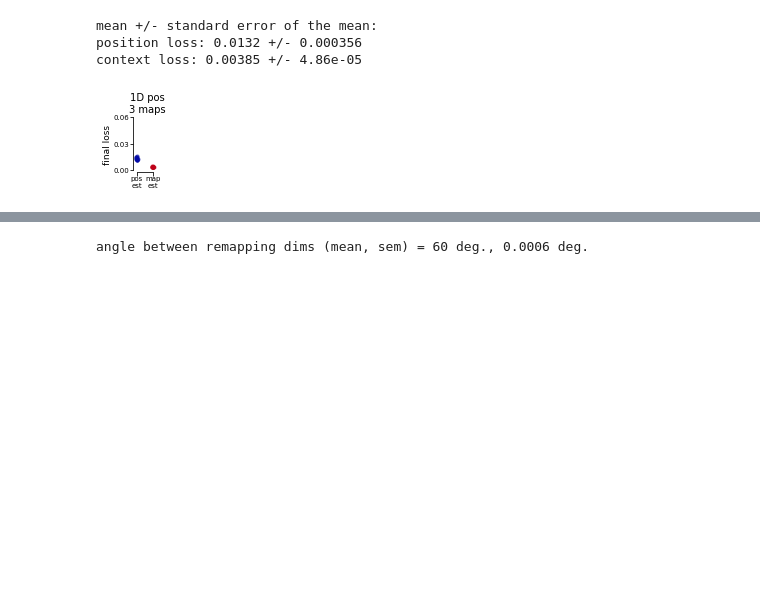
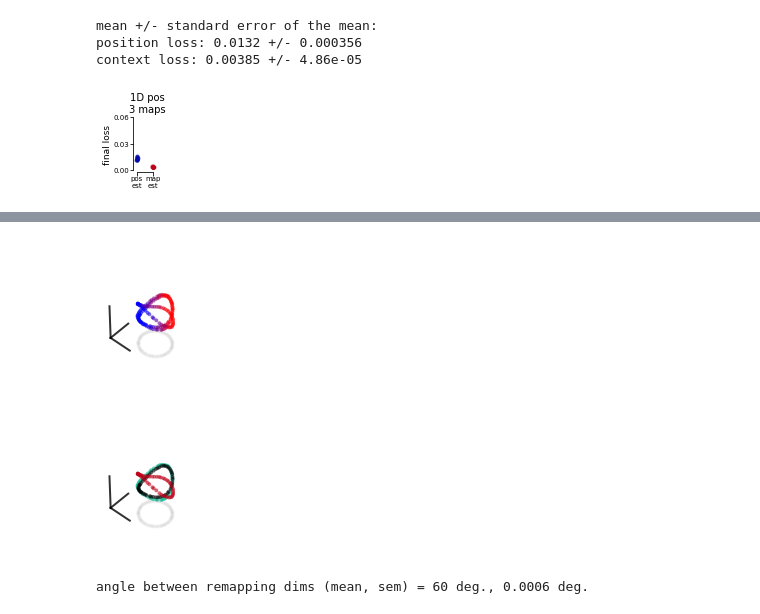
Before and after one commit to ahwillia/rnn_remapping_paper, a Jupyter notebook: fig4_1d3map/make_fig4.ipynb, the cells around one changed output, grey strips where cells are left out. Saved outputs shown, nothing was run; the diff lists cells and outputs as text; code cells hidden in the pictures; blank space fills up the shorter version.

```diff
--- a/fig4_1d3map/make_fig4.ipynb
+++ b/fig4_1d3map/make_fig4.ipynb
@@ -101,18 +99,28 @@ for j in range(n_maps):
 # %%
 ''' Figure 4X: overlay of the ring manifolds '''
+# get sample rnn data
+model_ID = model_IDs[5]
+inputs, outputs, targets = model_utils.sample_rnn_data(data_folder, model_ID)
+X, map_targ, pos_targ = model_utils.format_rnn_data(outputs["hidden_states"],\
+                                                    targets["map_targets"],\
+                                                    targets["pos_targets"])
+
 # colored by track position
-f, ax = fig4_plots.plot_x(X, map_targ, pos_targ,
+f, ax = fig4_plots.plot_supp2(X, map_targ, pos_targ,
                           color_pos=True)
 # ax.view_init(azim=160, elev=30)
 plt.show()
 f.savefig(f'{save_folder}centroids_overlay_pos.png', dpi=600, bbox_inches='tight')
 
 # colored by context
-f, ax = fig4_plots.plot_x(X, map_targ, pos_targ,
-                          color_pos=True)
+f, ax = fig4_plots.plot_supp2(X, map_targ, pos_targ,
+                          color_pos=False)
 # ax.view_init(azim=160, elev=30)
 plt.show()
 f.savefig(f'{save_folder}centroids_overlay_map.png', dpi=600, bbox_inches='tight')
+# %% [output]
+[figure, added]
+[figure, added]
 # %%
 ''' Figure 4D: angle between remapping dimensions '''
 rnn.align_remap_dims(data_folder, model_IDs)
```
Also changed, not shown: parts of 6 cells of this notebook, 31 other files.
